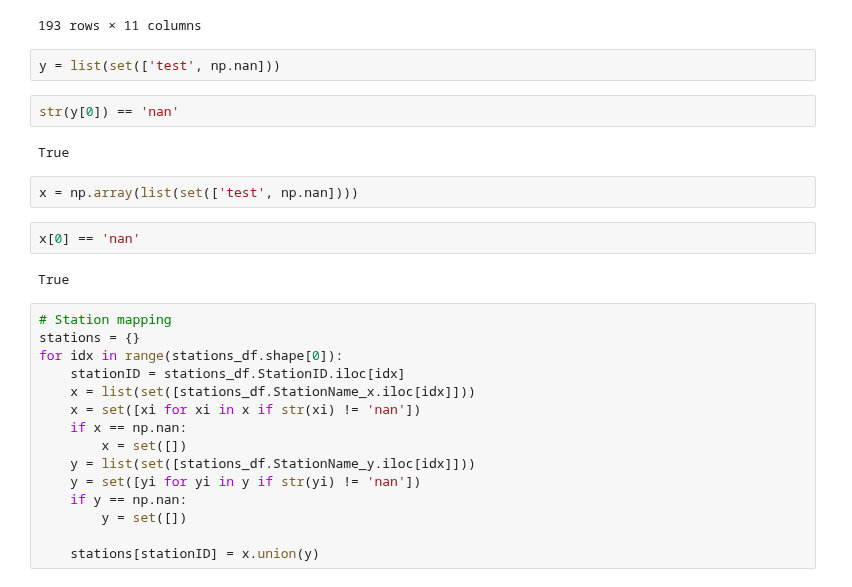
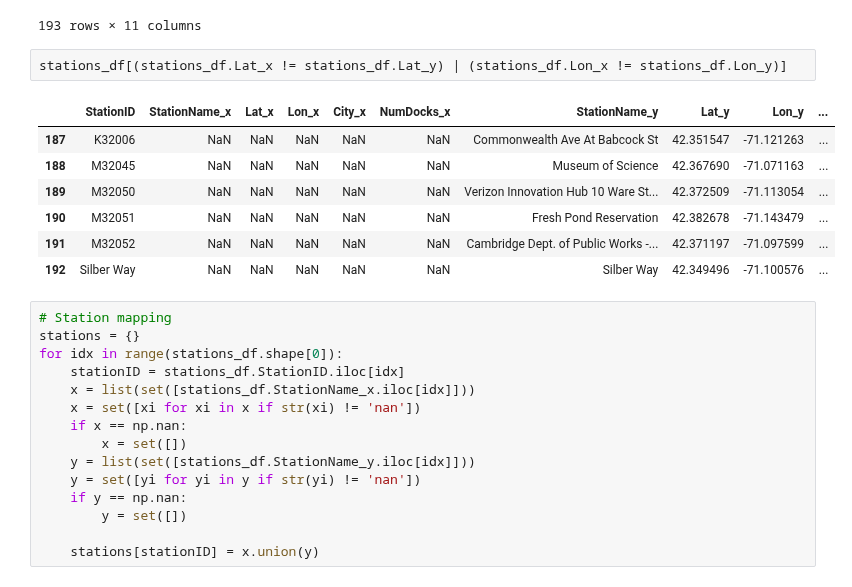
Before and after one commit to cneiderer/Class_Projects, a Jupyter notebook: Project5/StationMapping.ipynb, the cells around one changed output. Saved outputs shown, nothing was run; the diff lists cells and outputs as text.

```diff
--- a/Project5/StationMapping.ipynb
+++ b/Project5/StationMapping.ipynb
@@ -198,18 +198,16 @@ stations_df
 | 191 | M32052 | NaN | NaN | NaN | NaN | NaN | Cambridge Dept. of Public Works -... | 42.371197 | -71.097599 | ... |
 | 192 | Silber Way | NaN | NaN | NaN | NaN | NaN | Silber Way | 42.349496 | -71.100576 | ... |
 193 rows × 11 columns
-# %%
-y = list(set(['test', np.nan]))
-# %%
-str(y[0]) == 'nan'
-# %% [output]
-True
-# %%
-x = np.array(list(set(['test', np.nan])))
-# %%
-x[0] == 'nan'
-# %% [output]
-True
+# %%
+stations_df[(stations_df.Lat_x != stations_df.Lat_y) | (stations_df.Lon_x != stations_df.Lon_y)]
+# %% [output]
+|  | StationID | StationName_x | Lat_x | Lon_x | City_x | NumDocks_x | StationName_y | Lat_y | Lon_y | ... |
+| 187 | K32006 | NaN | NaN | NaN | NaN | NaN | Commonwealth Ave At Babcock St | 42.351547 | -71.121263 | ... |
+| 188 | M32045 | NaN | NaN | NaN | NaN | NaN | Museum of Science | 42.367690 | -71.071163 | ... |
+| 189 | M32050 | NaN | NaN | NaN | NaN | NaN | Verizon Innovation Hub 10 Ware St... | 42.372509 | -71.113054 | ... |
+| 190 | M32051 | NaN | NaN | NaN | NaN | NaN | Fresh Pond Reservation | 42.382678 | -71.143479 | ... |
+| 191 | M32052 | NaN | NaN | NaN | NaN | NaN | Cambridge Dept. of Public Works -... | 42.371197 | -71.097599 | ... |
+| 192 | Silber Way | NaN | NaN | NaN | NaN | NaN | Silber Way | 42.349496 | -71.100576 | ... |
 # %%
 # Station mapping
 stations = {}
```
Also changed, not shown: parts of 32 cells of this notebook.
